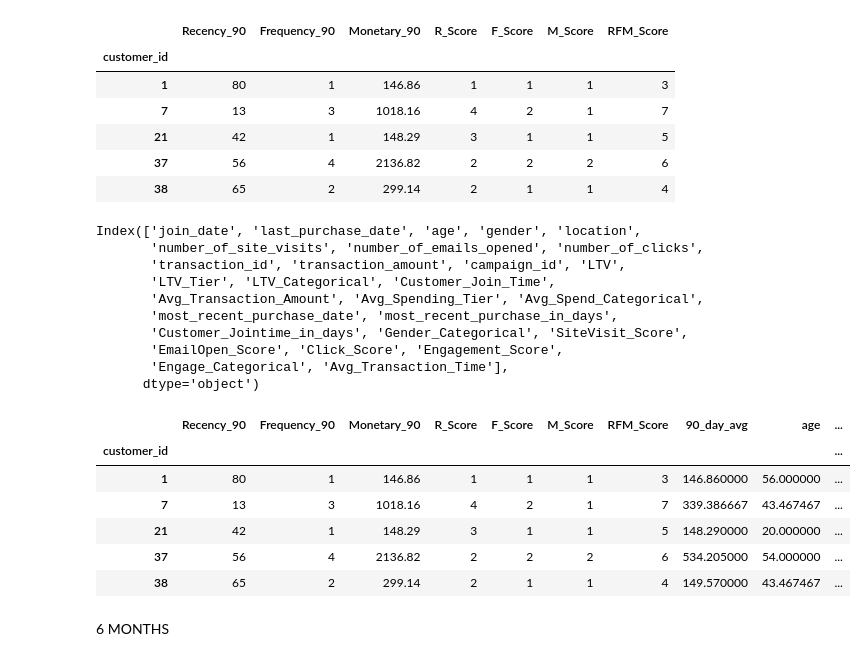
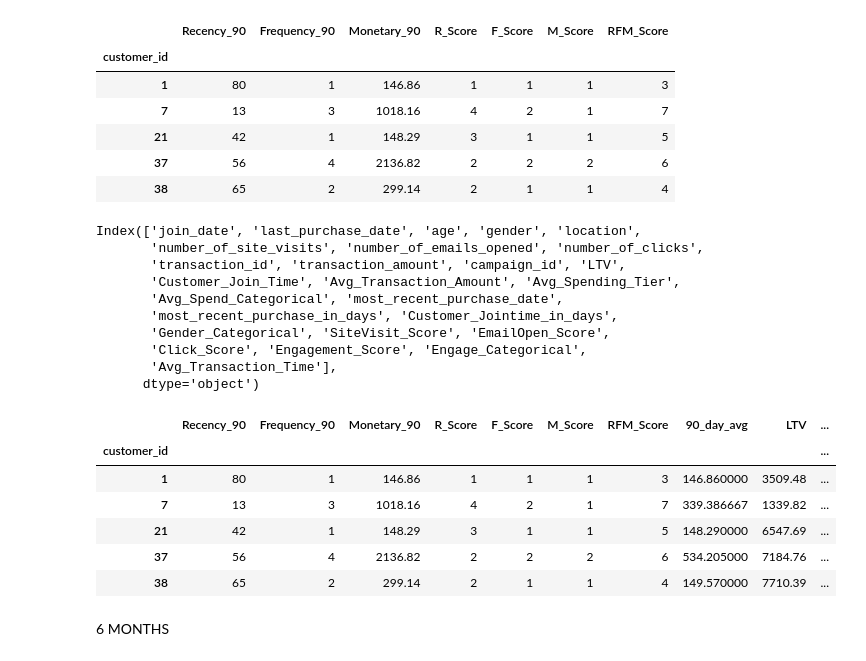
Before and after one commit to mn42899/schulich_data_science, a Jupyter notebook: Assignment2Final.ipynb, the cells around one changed output. Saved outputs shown, nothing was run; the diff lists cells and outputs as text; code cells hidden in the pictures.

```diff
--- a/Assignment2Final.ipynb
+++ b/Assignment2Final.ipynb
@@ -79,6 +79,3 @@ joint_data.head()
 | 3 | 2021-06-01 | 2022-11-27 | NaN | NaN | North Latoyatown | 192 | ... |
 | 4 | 2022-01-01 | 2022-09-01 | 29.0 | Male | Grossstad | 110 | ... |
 | 5 | 2022-01-24 | 2023-06-02 | NaN | Male | East Matthewfort | 161 | ... |
-# %%
-# Tier LTV
-joint_data['LTV_Tier'] = pd.qcut(joint_data['LTV'], 3, labels=['low', 'medium', 'high'])
@@ -94,3 +81,0 @@ def LTV_Categorical(x):
-# %%
-joint_data['LTV_Categorical'] = joint_data['LTV_Tier'].apply(LTV_Categorical)
-joint_data.head()
@@ -386,27 +362,27 @@ joint_data.columns
 Index(['join_date', 'last_purchase_date', 'age', 'gender', 'location',
        'number_of_site_visits', 'number_of_emails_opened', 'number_of_clicks',
        'transaction_id', 'transaction_amount', 'campaign_id', 'LTV',
-       'LTV_Tier', 'LTV_Categorical', 'Customer_Join_Time',
-       'Avg_Transaction_Amount', 'Avg_Spending_Tier', 'Avg_Spend_Categorical',
-       'most_recent_purchase_date', 'most_recent_purchase_in_days',
-       'Customer_Jointime_in_days', 'Gender_Categorical', 'SiteVisit_Score',
-       'EmailOpen_Score', 'Click_Score', 'Engagement_Score',
-       'Engage_Categorical', 'Avg_Transaction_Time'],
+       'Customer_Join_Time', 'Avg_Transaction_Amount', 'Avg_Spending_Tier',
+       'Avg_Spend_Categorical', 'most_recent_purchase_date',
+       'most_recent_purchase_in_days', 'Customer_Jointime_in_days',
+       'Gender_Categorical', 'SiteVisit_Score', 'EmailOpen_Score',
+       'Click_Score', 'Engagement_Score', 'Engage_Categorical',
+       'Avg_Transaction_Time'],
       dtype='object')
 # %%
 rfm_90['90_day_avg'] = (rfm_90['Monetary_90'])/(rfm_90['Frequency_90'])
 # %%
-rfm_90 = pd.merge(rfm_90, joint_data[['age', 'LTV_Categorical', 'Customer_Join_Time', 'Avg_Spend_Categorical', 'Customer_Jointime_in_days',
+rfm_90 = pd.merge(rfm_90, joint_data[['LTV','age', 'Customer_Join_Time', 'Avg_Spend_Categorical', 'Customer_Jointime_in_days',
                                       'Engage_Categorical', 'Gender_Categorical','Avg_Transaction_Time' ]], on='customer_id', how='left')
 rfm_90.head()
 # %% [output]
-|  | Recency_90 | Frequency_90 | Monetary_90 | R_Score | F_Score | M_Score | RFM_Score | 90_day_avg | age | ... |
+|  | Recency_90 | Frequency_90 | Monetary_90 | R_Score | F_Score | M_Score | RFM_Score | 90_day_avg | LTV | ... |
 | customer_id |  |  |  |  |  |  |  |  |  | ... |
-| 1 | 80 | 1 | 146.86 | 1 | 1 | 1 | 3 | 146.860000 | 56.000000 | ... |
-| 7 | 13 | 3 | 1018.16 | 4 | 2 | 1 | 7 | 339.386667 | 43.467467 | ... |
-| 21 | 42 | 1 | 148.29 | 3 | 1 | 1 | 5 | 148.290000 | 20.000000 | ... |
-| 37 | 56 | 4 | 2136.82 | 2 | 2 | 2 | 6 | 534.205000 | 54.000000 | ... |
-| 38 | 65 | 2 | 299.14 | 2 | 1 | 1 | 4 | 149.570000 | 43.467467 | ... |
+| 1 | 80 | 1 | 146.86 | 1 | 1 | 1 | 3 | 146.860000 | 3509.48 | ... |
+| 7 | 13 | 3 | 1018.16 | 4 | 2 | 1 | 7 | 339.386667 | 1339.82 | ... |
+| 21 | 42 | 1 | 148.29 | 3 | 1 | 1 | 5 | 148.290000 | 6547.69 | ... |
+| 37 | 56 | 4 | 2136.82 | 2 | 2 | 2 | 6 | 534.205000 | 7184.76 | ... |
+| 38 | 65 | 2 | 299.14 | 2 | 1 | 1 | 4 | 149.570000 | 7710.39 | ... |
 # %% [markdown]
 6 MONTHS
 # %%
```
Also changed, not shown: parts of 65 cells of this notebook.
